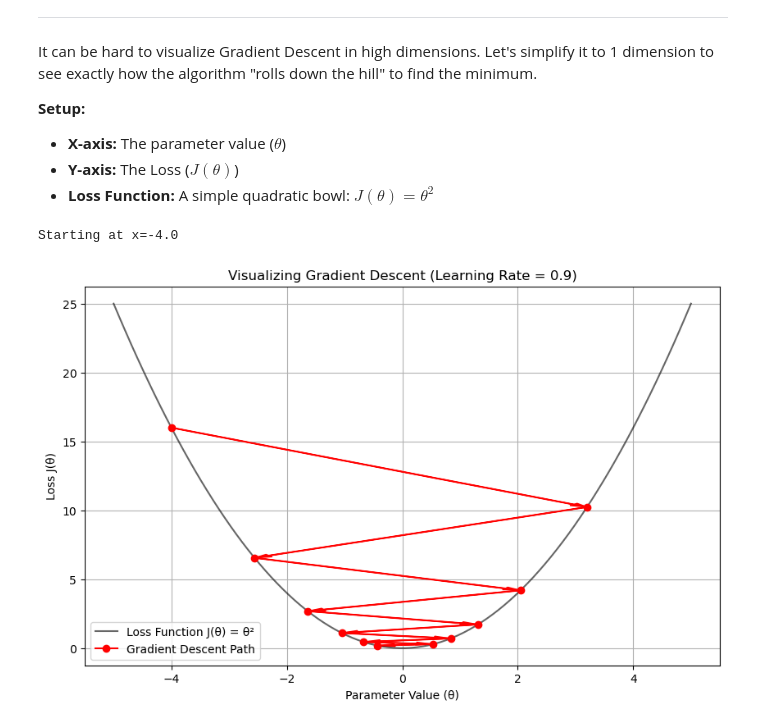
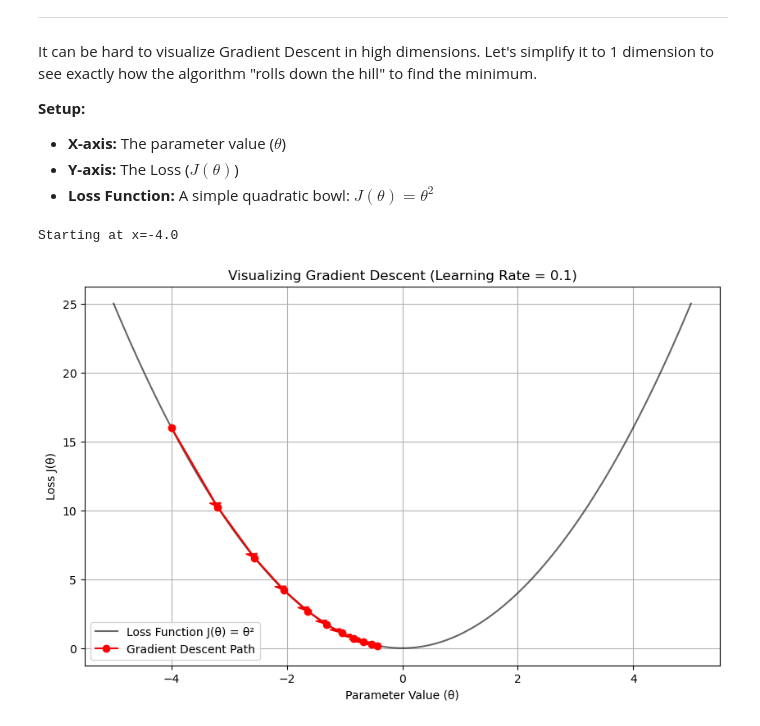
Before and after one commit to amitabh-anandpd/SMAI, a Jupyter notebook: L04_RegularizedLinearRegression.ipynb, the cells around one changed output. Cells and saved outputs as stored; diff of their text form; code cells hidden in the pictures.

```diff
--- a/L04_RegularizedLinearRegression.ipynb
+++ b/L04_RegularizedLinearRegression.ipynb
@@ -146,32 +146,32 @@ def visualize_gradient_descent(learning_rate=0.1, n_steps=10):
     # 3. Plotting
     plt.figure(figsize=(10, 6))
 
     # Plot the Loss Surface
     plt.plot(x_values, y_values, 'k-', alpha=0.6, label='Loss Function J(θ) = θ²')
 
     # Plot the Steps
     history_x = np.array(history_x)
     history_y = np.array(history_y)
     plt.plot(history_x, history_y, 'ro-', label='Gradient Descent Path')
 
     # Arrows to show direction
     for i in range(len(history_x)-1):
         plt.arrow(history_x[i], history_y[i],
                   history_x[i+1]-history_x[i], history_y[i+1]-history_y[i],
                   head_width=0.2, color='red', length_includes_head=True)
 
     plt.title(f"Visualizing Gradient Descent (Learning Rate = {learning_rate})")
     plt.xlabel("Parameter Value (θ)")
     plt.ylabel("Loss J(θ)")
     plt.grid(True)
     plt.legend()
     plt.show()
 
 # Try changing the learning rate!
 # 0.1 = Smooth convergence
 # 0.9 = Zig-zag convergence
 # 1.1 = Divergence (Explosion)
-visualize_gradient_descent(learning_rate=0.9)
+visualize_gradient_descent(learning_rate=0.1)
 # %% [output]
 Starting at x=-4.0
-[figure, old version]
+[figure, new version]
```
